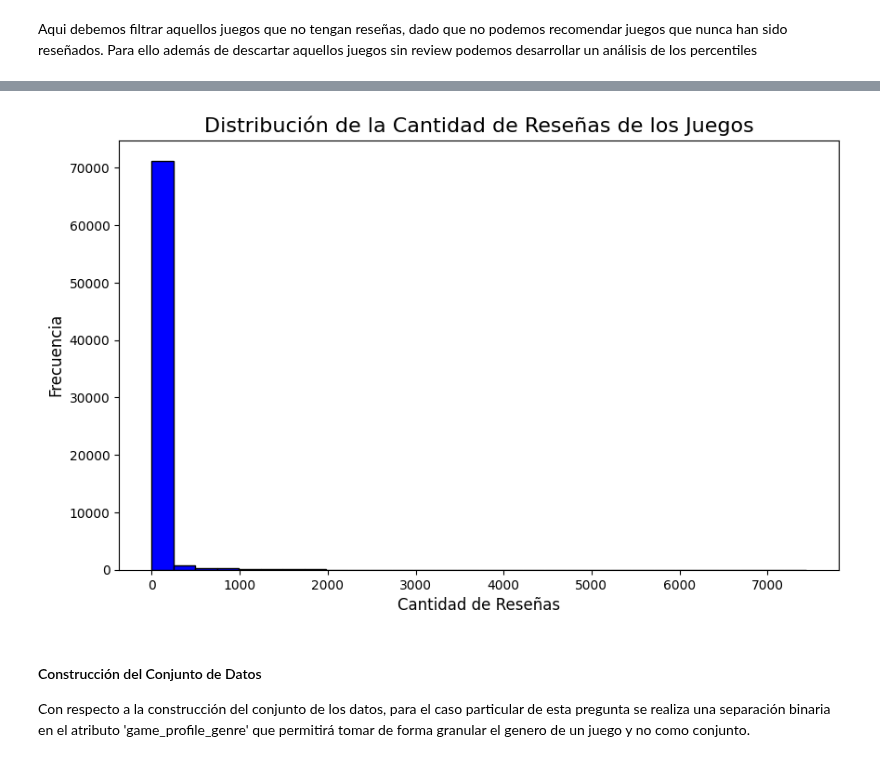
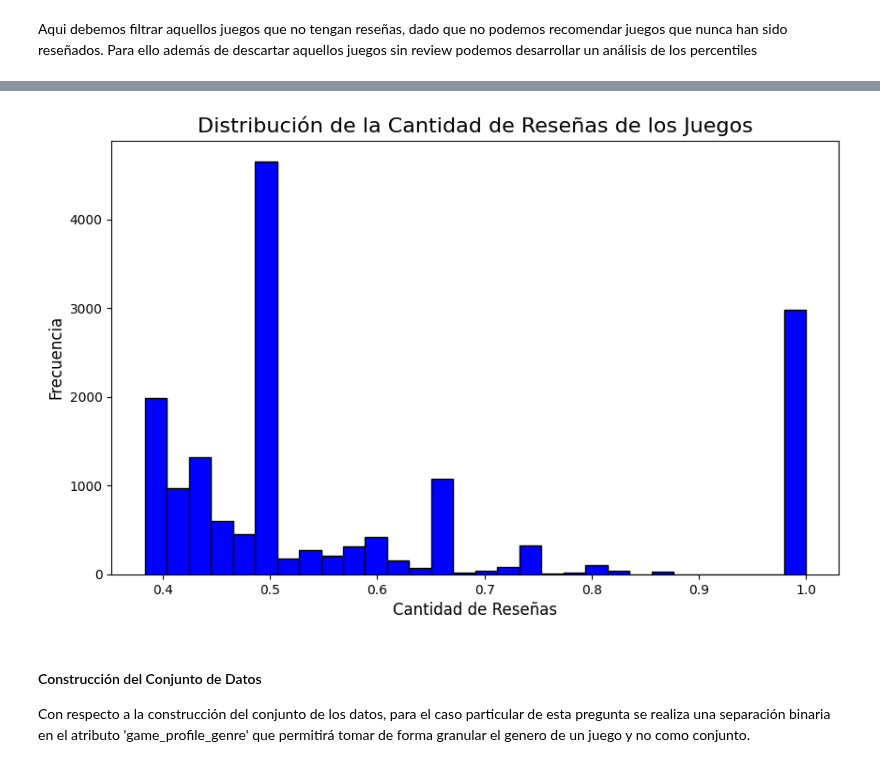
Before and after one commit to SebaSalasLvd/proyecto-mineria, a Jupyter notebook: hito-2/resultados_prelim.ipynb, the cells around one changed output, grey strips where cells are left out. Cells and saved outputs as stored; diff of their text form; code cells hidden in the pictures.

```diff
--- a/hito-2/resultados_prelim.ipynb
+++ b/hito-2/resultados_prelim.ipynb
@@ -6,6 +6,8 @@
 Dada la naturaleza de la pregunta, corresponde establecer un límite inferior tanto para el número de reviews mínimo, como para un score aceptable para generar recomendaciones. Para encontrar estos valores primero evaluaremos el mínimo de reviews que tiene que tener un juego para ser considerado en el análisis.
 # %%
 import pandas as pd
+import matplotlib.pyplot as plt
 
 csv_path = './df_reduced.csv'
 df = pd.read_csv(csv_path, low_memory=False)
+df['total_players'] = (df['game_count_playing'] + df['game_count_comp'] + df['game_count_retired'])
@@ -12 +16,5 @@ df = pd.read_csv(csv_path, low_memory=False)
+# %%
+df = df[df['total_players'] > 0]
+df['tasa_reseñas'] = (df['review_review_count']/df['total_players'])
+df = df[df['tasa_reseñas'] <= 1]
 # %%
@@ -47,14 +52,16 @@ Ante esto consideramos el 25% de los datos, filtrando a partir del percentil 75
 # %%
-# Crear el gráfico
+# crear el gráfico
+df = df[df['tasa_reseñas'] >= df['tasa_reseñas'].quantile(0.50)]
+
 
 plt.figure(figsize=(10, 6))
-plt.hist(df['review_review_count'], bins=30, color='blue', edgecolor='black')
+plt.hist(df['tasa_reseñas'], bins=30, color='blue', edgecolor='black')
 plt.title('Distribución de la Cantidad de Reseñas de los Juegos', fontsize=16)
 plt.xlabel('Cantidad de Reseñas', fontsize=12)
 plt.ylabel('Frecuencia', fontsize=12)
 plt.show()
 # %% [output]
-[figure, old version]
+[figure, new version]
 # %% [markdown]
 #### Construcción del Conjunto de Datos
 Con respecto a la construcción del conjunto de los datos, para el caso particular de esta pregunta se realiza una separación binaria en el atributo 'game_profile_genre' que permitirá tomar de forma granular el genero de un juego y no como conjunto.
```
Also changed, not shown: parts of 9 cells of this notebook, 1 other file.
